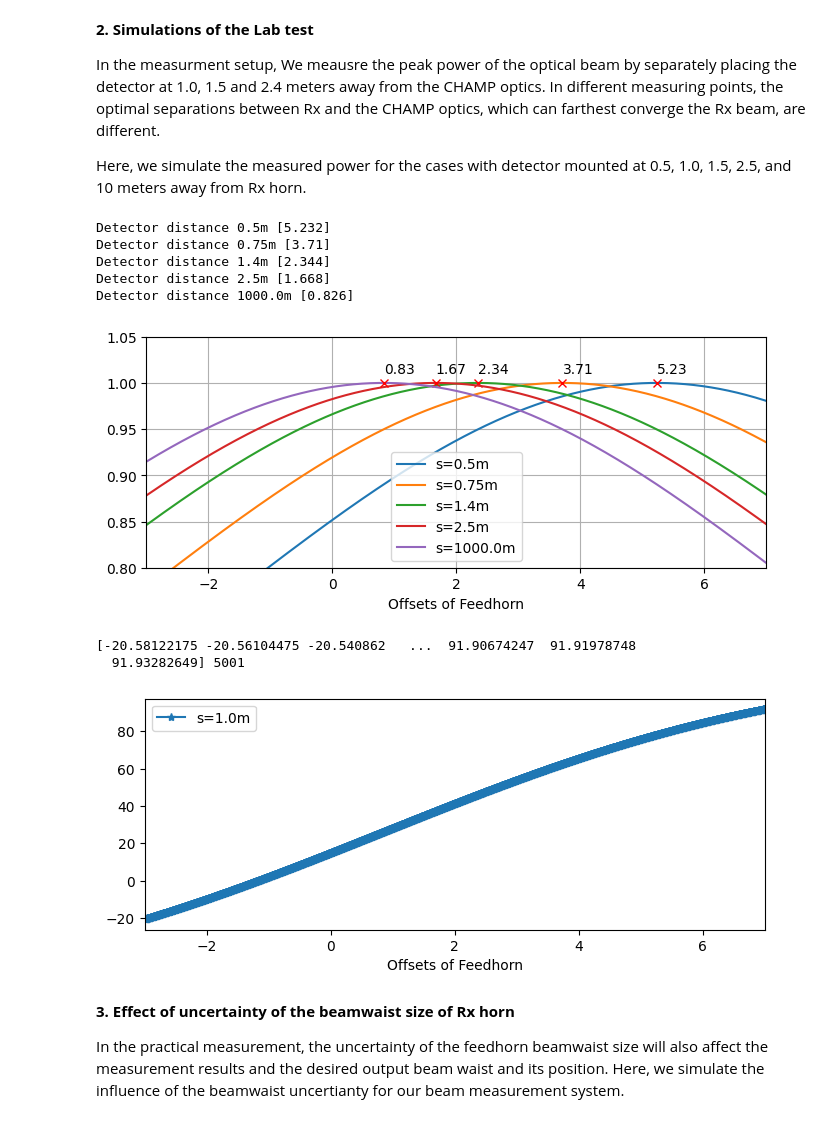
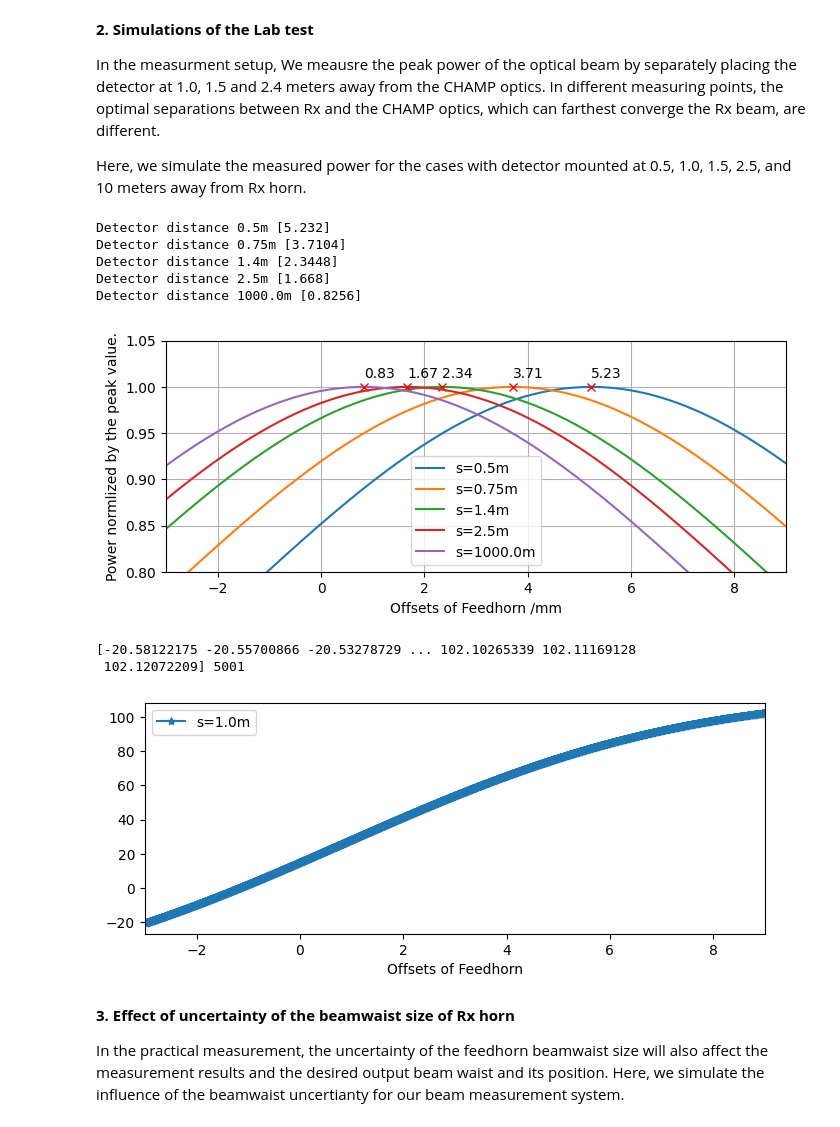
Before and after one commit to XiaodongRencologne/GaussianOptics, a Jupyter notebook: CHAMP_Test.ipynb, the cells around one changed output. Saved outputs shown, nothing was run; the diff lists cells and outputs as text; code cells hidden in the pictures.

```diff
--- a/CHAMP_Test.ipynb
+++ b/CHAMP_Test.ipynb
@@ -113,32 +113,33 @@ def p_w(win,din,dz,s):
     return D, W_out, W, P
 # %%
 D_source=[500,750,1400,2500,1000000]
-z=np.linspace(-3,7,5001)
+z=np.linspace(-3,9,5001)
 fig=plt.figure(figsize=(8,3))
 '''Beam power in detector'''
 for item in D_source:
     D_z,W_z,Ws_z,Ps=p_w(win2,din2,z,item)
     '''Beam power in detector'''
     plt.plot(z,Ps,label='s='+str(item/1000)+'m')
     NN=np.where(Ps==1.0)
     print('Detector distance '+str(item/1000)+'m',z[NN])
     peaks, _ = find_peaks(Ps, height=0)
     plt.text(z[peaks]*1,Ps[peaks]*1.01, "{:.2f}".format(z[peaks][0]),fontsize=10)
     plt.plot(z[peaks], Ps[peaks], "rx")
     #plt.plot(z[NN],1.0,'r*')
 plt.ylim([0.8,1.05])
 plt.xlim([z.min(),z.max()])
 plt.legend()
-plt.xlabel('Offsets of Feedhorn')
+plt.xlabel('Offsets of Feedhorn /mm')
+plt.ylabel('Power normlized by the peak value.')
 plt.grid('both')
 plt.show()
 # %% [output]
 Detector distance 0.5m [5.232]
-Detector distance 0.75m [3.71]
-Detector distance 1.4m [2.344]
+Detector distance 0.75m [3.7104]
+Detector distance 1.4m [2.3448]
 Detector distance 2.5m [1.668]
-Detector distance 1000.0m [0.826]
+Detector distance 1000.0m [0.8256]
-[figure, old version]
+[figure, new version]
 # %%
 fig=plt.figure(figsize=(8,3))
 '''Beam power in detector'''
@@ -152,9 +153,9 @@ plt.legend()
 plt.xlabel('Offsets of Feedhorn')
 plt.show()
 # %% [output]
-[-20.58122175 -20.56104475 -20.540862   ...  91.90674247  91.91978748
-  91.93282649] 5001
+[-20.58122175 -20.55700866 -20.53278729 ... 102.10265339 102.11169128
+ 102.12072209] 5001
-[figure, old version]
+[figure, new version]
 # %% [markdown]
 **3. Effect of uncertainty of the beamwaist size of Rx horn**
 
```
Also changed, not shown: parts of 4 cells of this notebook, 1 other file.
